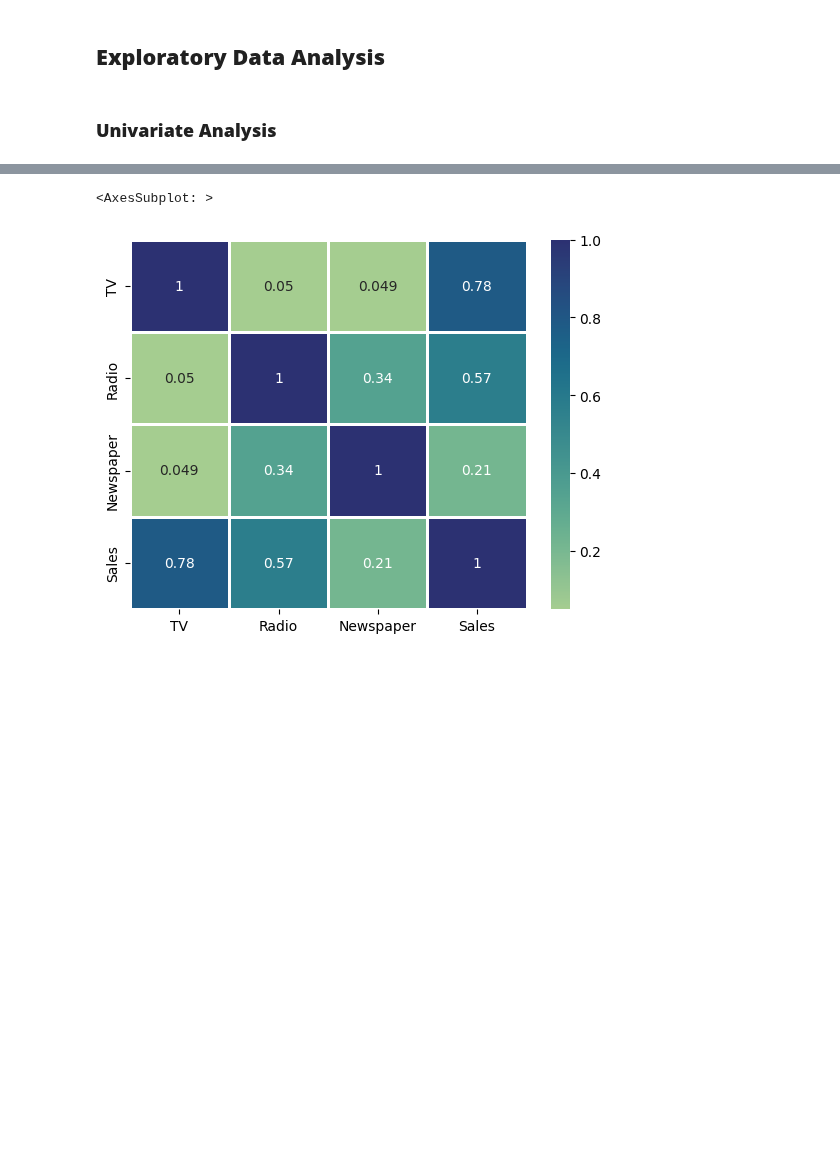
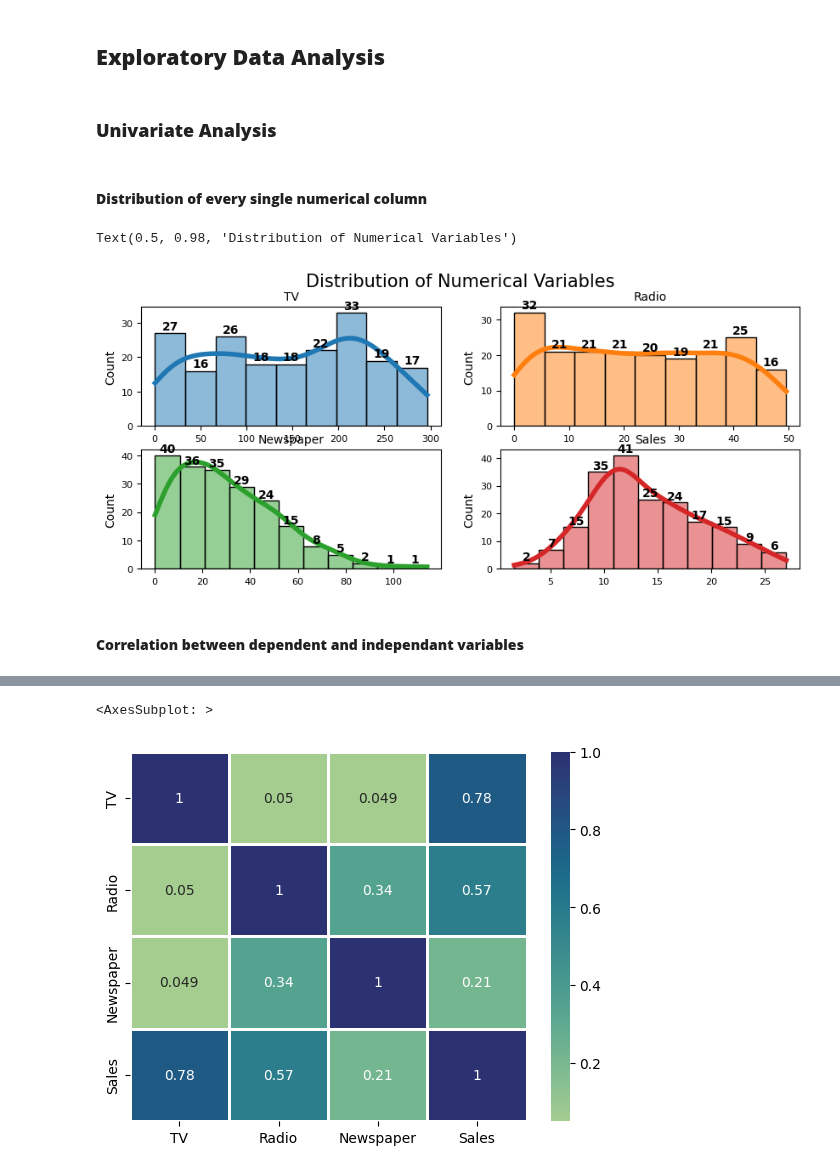
Before and after one commit to SwagAbyss/SwagML, a Jupyter notebook: Assignments/islr advertising/islr.ipynb, the cells around one changed output, grey strips where cells are left out. Drawn from its saved outputs; the diff is of its cells as text; code cells hidden in the pictures; blank space fills up the shorter version.

```diff
--- a/Assignments/islr advertising/islr.ipynb
+++ b/Assignments/islr advertising/islr.ipynb
@@ -149,5 +149,40 @@ data
 196 rows × 4 columns
 # %% [markdown]
 ## __Exploratory Data Analysis__
+# %%
+numcols = data.select_dtypes(include=['float64']).columns
 # %% [markdown]
 ### __Univariate Analysis__
+# %% [markdown]
+#### __Distribution of every single numerical column__
+# %%
+fig, axes = plt.subplots(nrows=2, ncols=2, figsize=(10,4))
+axes = axes.flat
+for index, column in enumerate(numcols):
+    graph = sns.histplot(
+        data = data,
+        x    = column,
+        stat = 'count',
+        kde  = True,
+        color   = (list(plt.rcParams['axes.prop_cycle'])*2)[index]['color'],
+        line_kws= {'linewidth': 4},
+        alpha   = 0.5,
+        ax      = axes[index]
+)
+    for p in graph.patches:
+        axes[index].annotate(
+            f'{p.get_height()}',
+            (p.get_x() + p.get_width() / 2, p.get_height() + 1),
+            ha='center',
+            fontsize=10,
+            fontweight="bold",
+        )
+    axes[index].set_title(column, fontsize = 10)
+    axes[index].tick_params(labelsize = 8)
+    axes[index].set_xlabel('')
+plt.suptitle('Distribution of Numerical Variables', fontsize=15)
+# %% [output]
+Text(0.5, 0.98, 'Distribution of Numerical Variables')
+[figure, added]
+# %% [markdown]
+#### __Correlation between dependent and independant variables__
```
Also changed, not shown: parts of 7 cells of this notebook, 1 other file.
